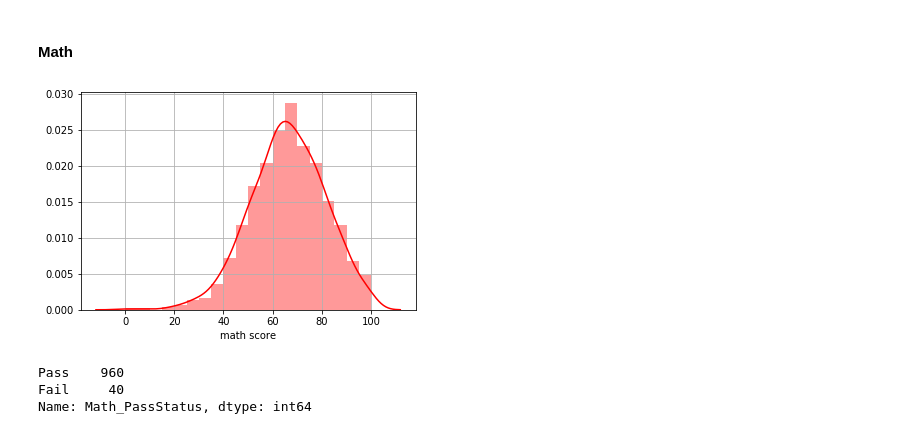
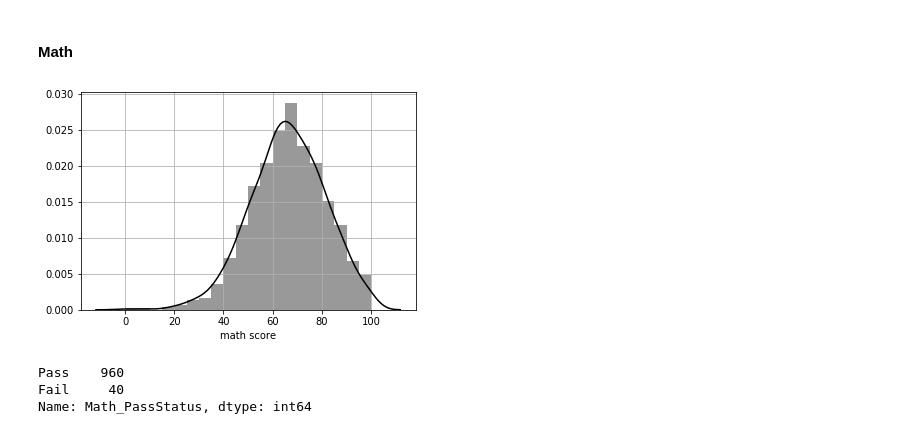
Before and after one commit to Lvhau1529/Data-Mining, a Jupyter notebook: dataMining.ipynb, the cells around one changed output. Saved outputs shown, nothing was run; the diff lists cells and outputs as text; code cells hidden in the pictures.

```diff
--- a/dataMining.ipynb
+++ b/dataMining.ipynb
@@ -127,10 +127,10 @@ Name: test preparation course, dtype: float64
 #### Math
 # %%
 #Phân bố của điểm Math
-sns.distplot(df['math score'], bins=20, color='red')
+sns.distplot(df['math score'], bins=20, color='black')
 plt.grid()
 # %% [output]
-[figure, old version]
+[figure, new version]
 # %%
 #Số học sinh qua môn Math
 df['Math_PassStatus'] = np.where(df['math score']<passmark, 'Fail', 'Pass')
```
Also changed, not shown: 1 other file.
